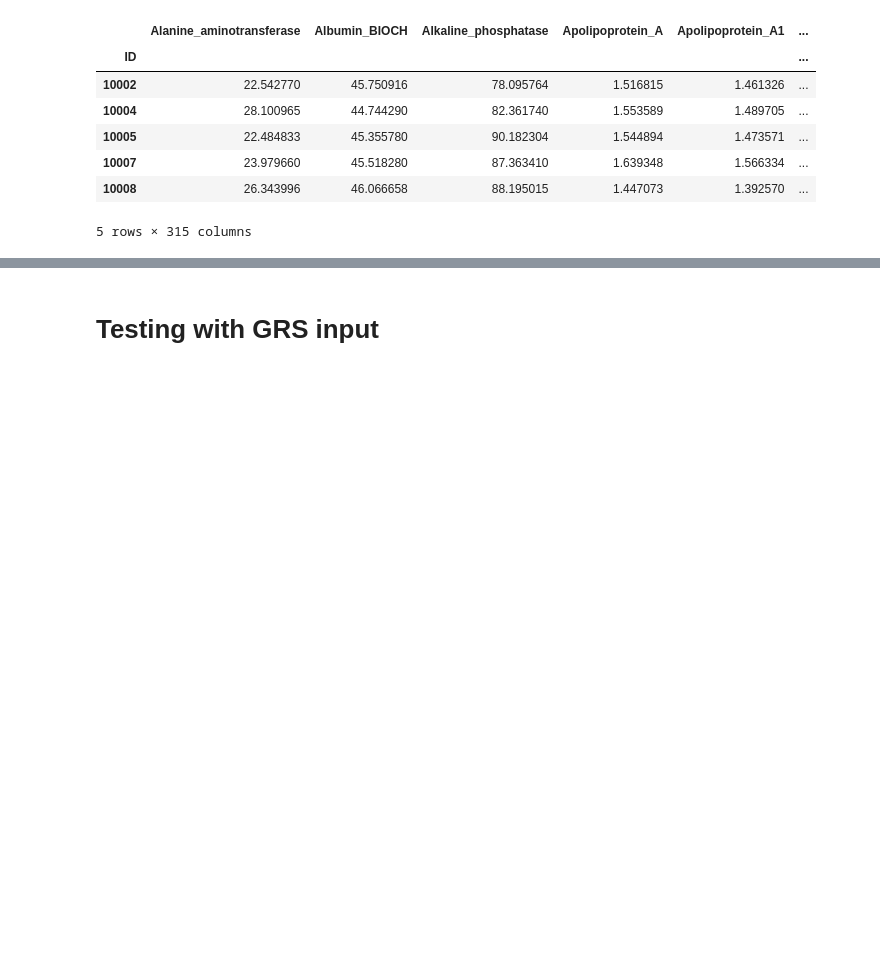
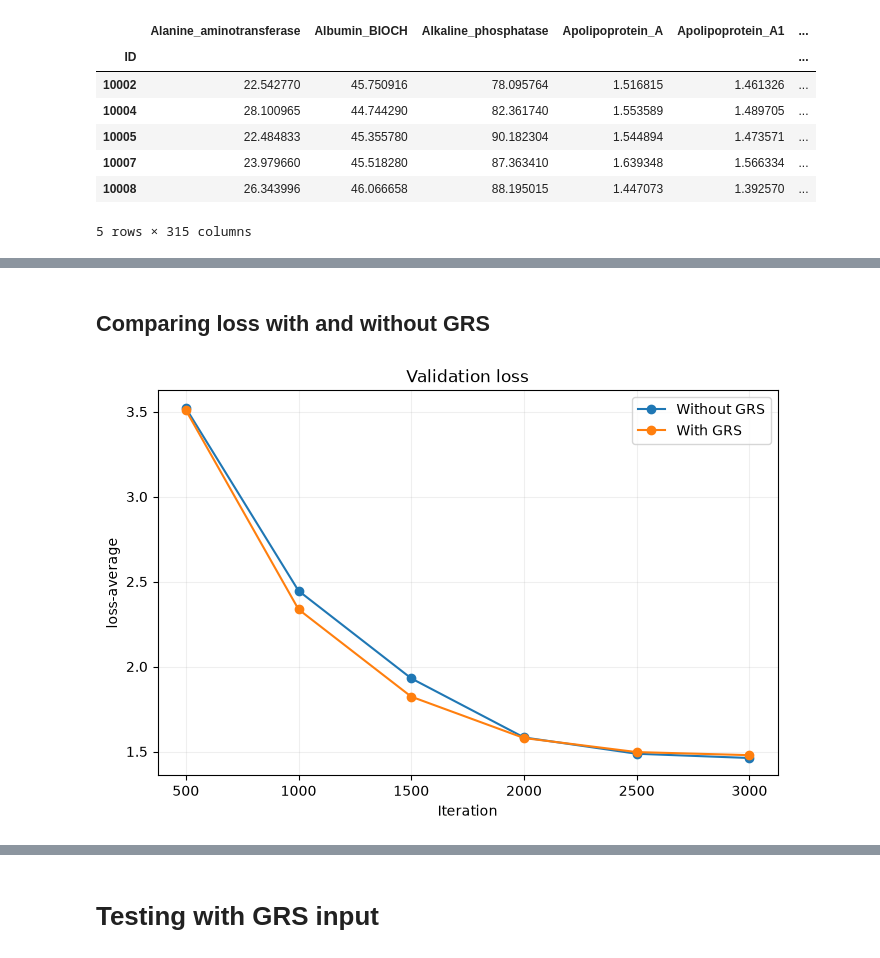
Before and after one commit to RasmussenLab/integrative_post_gwas_methods_course, a Jupyter notebook: notebooks/eir-transformer.ipynb, the cells around one changed output, grey strips where cells are left out. Drawn from its saved outputs; the diff is of its cells as text; code cells hidden in the pictures; blank space fills up the shorter version.

```diff
--- a/notebooks/eir-transformer.ipynb
+++ b/notebooks/eir-transformer.ipynb
@@ -485,0 +398,9 @@ display(Image(data=pix.tobytes()))
+# %% [markdown]
+## Comparing loss with and without GRS
+# %%
+ehr_utils.plot_validation_loss(runs={
+    "Without GRS": "../runs/ehr_transformer",
+    "With GRS":    "../runs/ehr_transformer-with-grs",
+})
+# %% [output]
+[figure, added]
```
Also changed, not shown: parts of 60 cells of this notebook, 15 other files.
